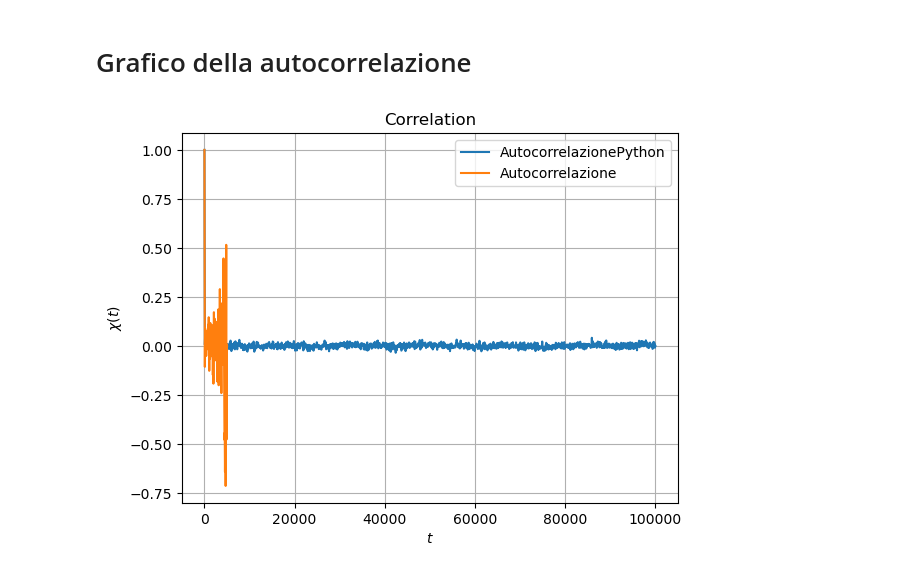
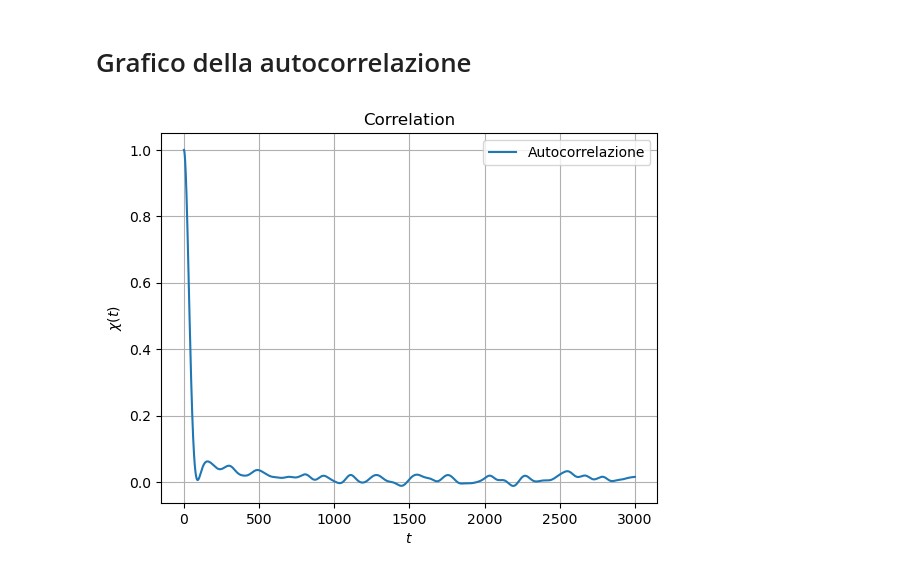
Before and after one commit to filmauri/LSN, a Jupyter notebook: 07/Esercizio7.ipynb, the cells around one changed output. Drawn from its saved outputs; the diff is of its cells as text; code cells hidden in the pictures.

```diff
--- a/07/Esercizio7.ipynb
+++ b/07/Esercizio7.ipynb
@@ -9,16 +50,12 @@ from statsmodels.tsa.stattools import acf
 # %% [markdown]
 # Calcolo della autocorrelazione
-# %%
-df = pd.read_csv('NSL_SIMULATOR/OUTPUT/potential_energy.dat', header=None, skiprows=1, delim_whitespace=True)
-x = df.iloc[:, 0]
-y = df.iloc[:, 1]
-
-chi2 = acf(y,nlags=100000)
 # %%
-df_temp = pd.read_csv('NSL_SIMULATOR/OUTPUT/potential_energy.dat', header=None, skiprows=1, delim_whitespace=True)
+read_NVE = pd.read_csv('NSL_SIMULATOR/OUTPUT_NVE/potential_energy.dat', header=None, skiprows=1, delim_whitespace=True)
+y = read_NVE.iloc[:, 1]
 
+"""
 def autocorrelazione(m):
-    """
+
     Calcola la funzione di autocorrelazione normalizzata della sequenza m[0..N-1]
     secondo la formula:
 
@@ -27,7 +64,7 @@ def autocorrelazione(m):
            ⟨m(i)^2⟩_{i=0..N-1} - ⟨m(i)⟩_{i=0..N-1}^2
 
     dove ⟨·⟩ indica la media aritmetica.
-    """
+
     m = np.asarray(m, dtype=float)
     T_MAX = m.size
 
@@ -39,7 +76,7 @@ def autocorrelazione(m):
 
     # Costruiamo il vettore di autocorrelazione per lag t = 0,1,...,N-1
     chi = np.empty(T_MAX)
-    for t in range(5000):
+    for t in range(200):
         M = T_MAX - t
         segment1 = m[:M]
         segment2 = m[t:]
@@ -54,20 +91,25 @@ def autocorrelazione(m):
     return chi
 
 # Calcolo dell'autocorrelazione
-chi = autocorrelazione(df_temp.iloc[:5000, 1])
+chi = autocorrelazione(df_temp.iloc[:200, 1])"""
+
+def acf_mine(x, nlags):
+    avf = acovf(x, fft=True)
+    acf_values = avf[: nlags + 1] / avf[0]
+    return acf_values
+
+chi = acf_mine(y, 3000)
 # %% [markdown]
 # Grafico della autocorrelazione
 # %%
-x = np.arange(100001)
-x1 = np.arange(5000)
+x1 = np.arange(len(chi))
 plt.figure(1)
-plt.plot(x, chi2, label='AutocorrelazionePython')
 plt.plot(x1, chi, label='Autocorrelazione')
 plt.xlabel('$t$')
 plt.ylabel('$\chi(t)$')
 plt.title('Correlation')
 plt.legend()
 plt.grid()
 plt.show()
 # %% [output]
-[figure, old version]
+[figure, new version]
```
Also changed, not shown: parts of 17 cells of this notebook, 37 other files.
